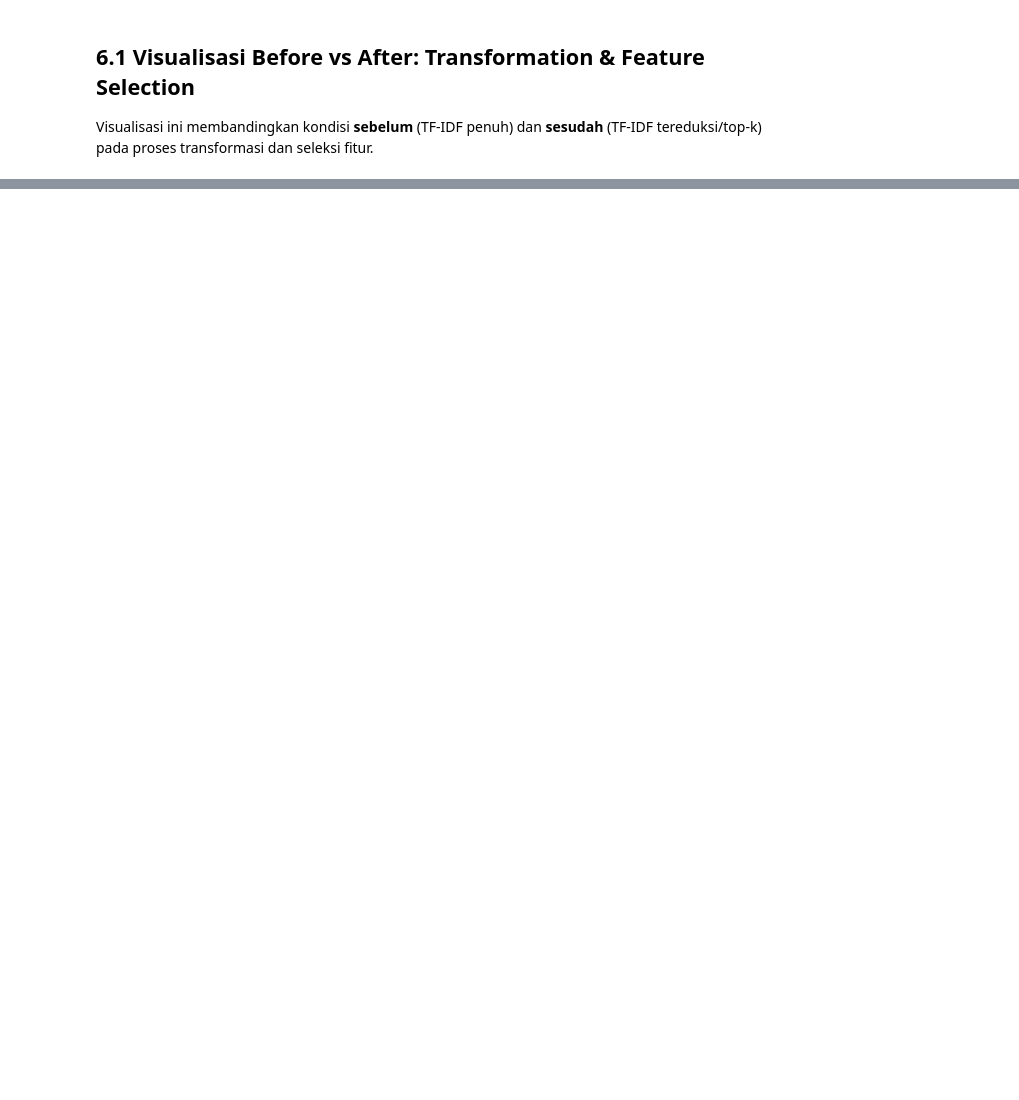
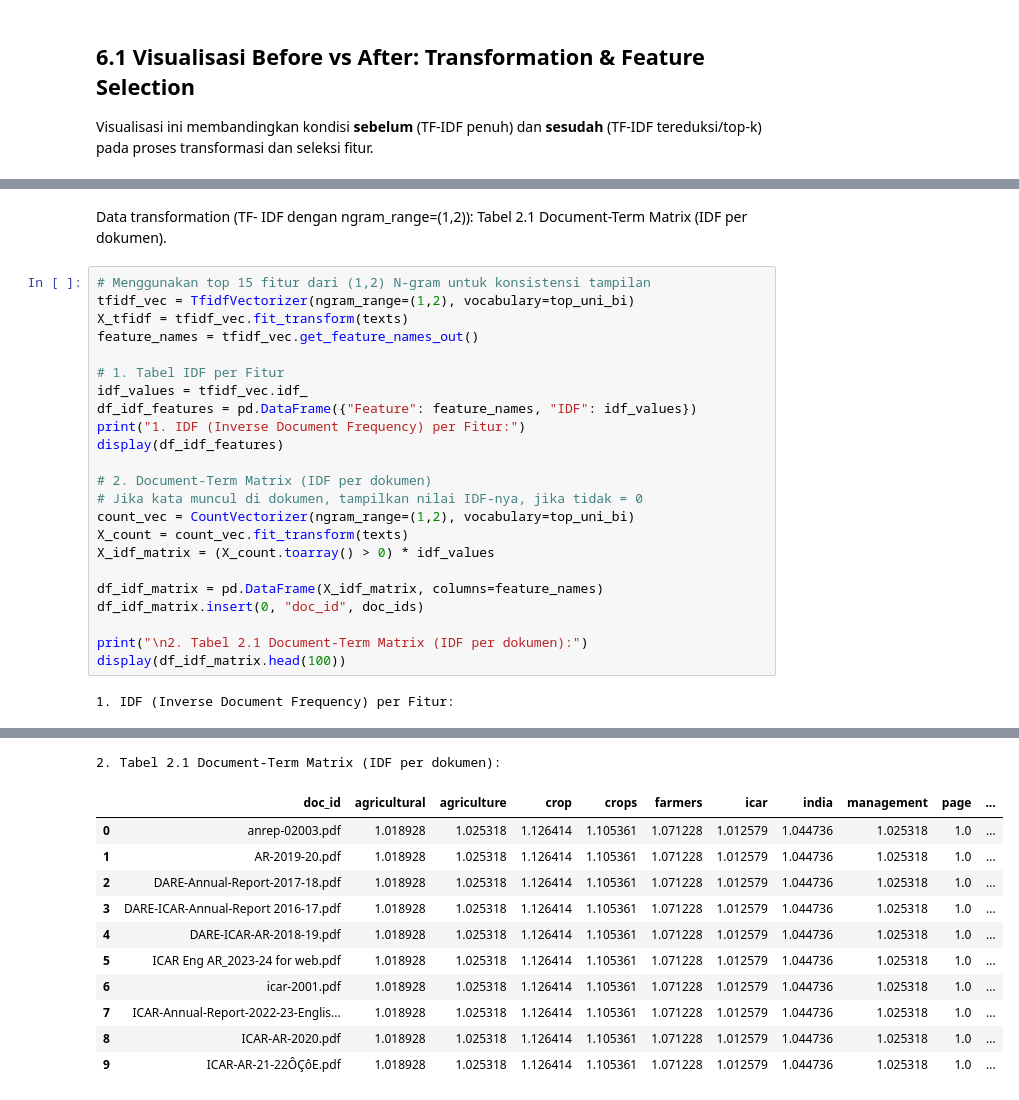
Before and after one commit to FatihHDR/agriculture-topic-modeling-nlp, a Jupyter notebook: preprocess_nlp.ipynb, the cells around one changed output, grey strips where cells are left out. Cells and saved outputs as stored; diff of their text form; blank space fills up the shorter version.

```diff
--- a/preprocess_nlp.ipynb
+++ b/preprocess_nlp.ipynb
@@ -512,0 +825,28 @@ display(df_bow)
+# %% [markdown]
+Data transformation (TF- IDF dengan ngram_range=(1,2)):
+Tabel 2.1 Document-Term Matrix (IDF per dokumen).
+# %%
+# Menggunakan top 15 fitur dari (1,2) N-gram untuk konsistensi tampilan
+tfidf_vec = TfidfVectorizer(ngram_range=(1,2), vocabulary=top_uni_bi)
+X_tfidf = tfidf_vec.fit_transform(texts)
+feature_names = tfidf_vec.get_feature_names_out()
+
+# 1. Tabel IDF per Fitur
+idf_values = tfidf_vec.idf_
+df_idf_features = pd.DataFrame({"Feature": feature_names, "IDF": idf_values})
+print("1. IDF (Inverse Document Frequency) per Fitur:")
+display(df_idf_features)
+
+# 2. Document-Term Matrix (IDF per dokumen)
+# Jika kata muncul di dokumen, tampilkan nilai IDF-nya, jika tidak = 0
+count_vec = CountVectorizer(ngram_range=(1,2), vocabulary=top_uni_bi)
+X_count = count_vec.fit_transform(texts)
+X_idf_matrix = (X_count.toarray() > 0) * idf_values
+
+df_idf_matrix = pd.DataFrame(X_idf_matrix, columns=feature_names)
+df_idf_matrix.insert(0, "doc_id", doc_ids)
+
+print("\n2. Tabel 2.1 Document-Term Matrix (IDF per dokumen):")
+display(df_idf_matrix.head(100))
+# %% [output]
+1. IDF (Inverse Document Frequency) per Fitur:
@@ -512,0 +869,12 @@ display(df_bow)
+2. Tabel 2.1 Document-Term Matrix (IDF per dokumen):
+|  | doc_id | agricultural | agriculture | crop | crops | farmers | icar | india | management | page | ... |
+| 0 | anrep-02003.pdf | 1.018928 | 1.025318 | 1.126414 | 1.105361 | 1.071228 | 1.012579 | 1.044736 | 1.025318 | 1.0 | ... |
+| 1 | AR-2019-20.pdf | 1.018928 | 1.025318 | 1.126414 | 1.105361 | 1.071228 | 1.012579 | 1.044736 | 1.025318 | 1.0 | ... |
+| 2 | DARE-Annual-Report-2017-18.pdf | 1.018928 | 1.025318 | 1.126414 | 1.105361 | 1.071228 | 1.012579 | 1.044736 | 1.025318 | 1.0 | ... |
+| 3 | DARE-ICAR-Annual-Report 2016-17.pdf | 1.018928 | 1.025318 | 1.126414 | 1.105361 | 1.071228 | 1.012579 | 1.044736 | 1.025318 | 1.0 | ... |
+| 4 | DARE-ICAR-AR-2018-19.pdf | 1.018928 | 1.025318 | 1.126414 | 1.105361 | 1.071228 | 1.012579 | 1.044736 | 1.025318 | 1.0 | ... |
+| 5 | ICAR Eng AR_2023-24 for web.pdf | 1.018928 | 1.025318 | 1.126414 | 1.105361 | 1.071228 | 1.012579 | 1.044736 | 1.025318 | 1.0 | ... |
+| 6 | icar-2001.pdf | 1.018928 | 1.025318 | 1.126414 | 1.105361 | 1.071228 | 1.012579 | 1.044736 | 1.025318 | 1.0 | ... |
+| 7 | ICAR-Annual-Report-2022-23-Englis... | 1.018928 | 1.025318 | 1.126414 | 1.105361 | 1.071228 | 1.012579 | 1.044736 | 1.025318 | 1.0 | ... |
+| 8 | ICAR-AR-2020.pdf | 1.018928 | 1.025318 | 1.126414 | 1.105361 | 1.071228 | 1.012579 | 1.044736 | 1.025318 | 1.0 | ... |
+| 9 | ICAR-AR-21-22ÔÇôE.pdf | 1.018928 | 1.025318 | 1.126414 | 1.105361 | 1.071228 | 1.012579 | 1.044736 | 1.025318 | 1.0 | ... |
```
Also changed, not shown: parts of 41 cells of this notebook.
